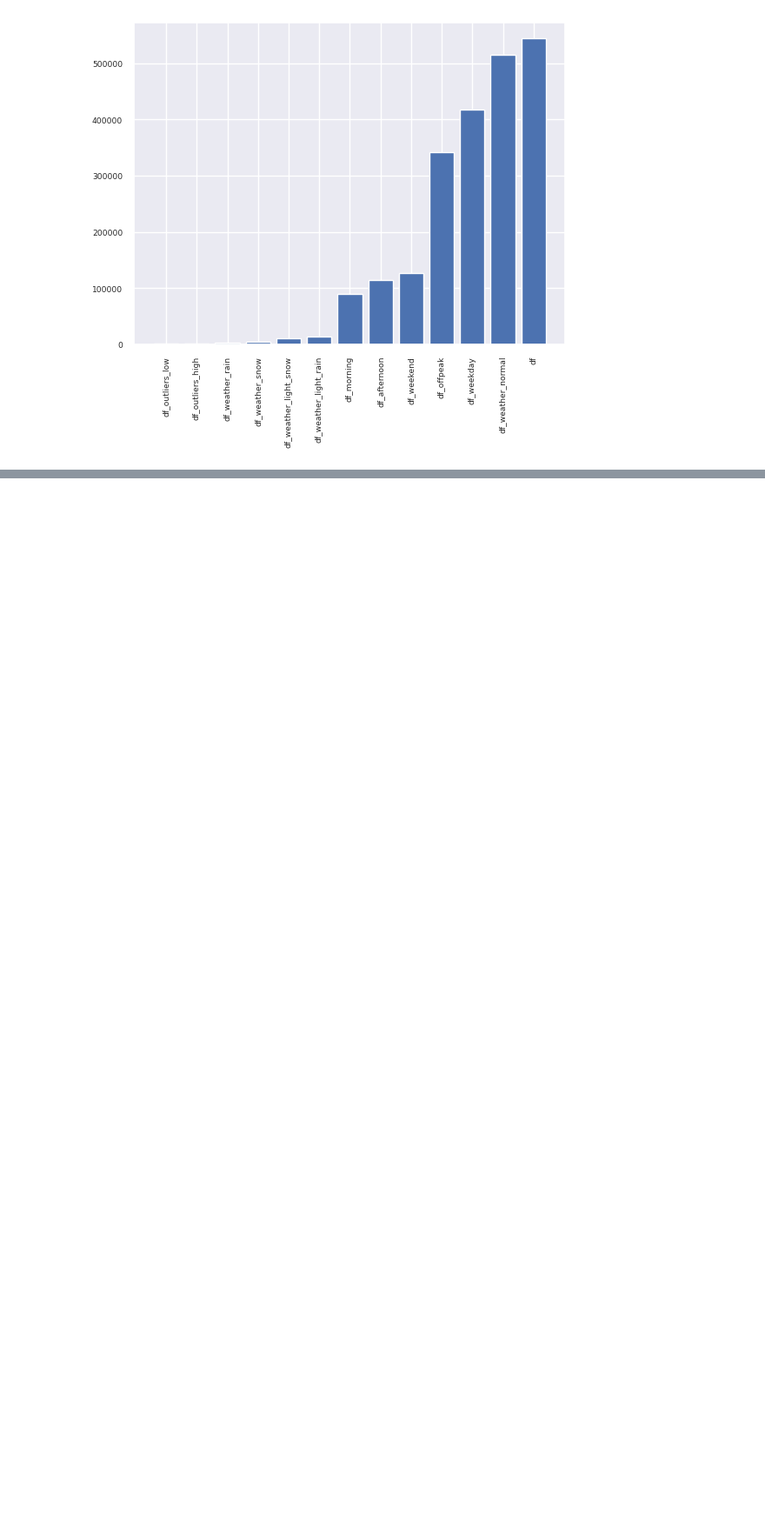
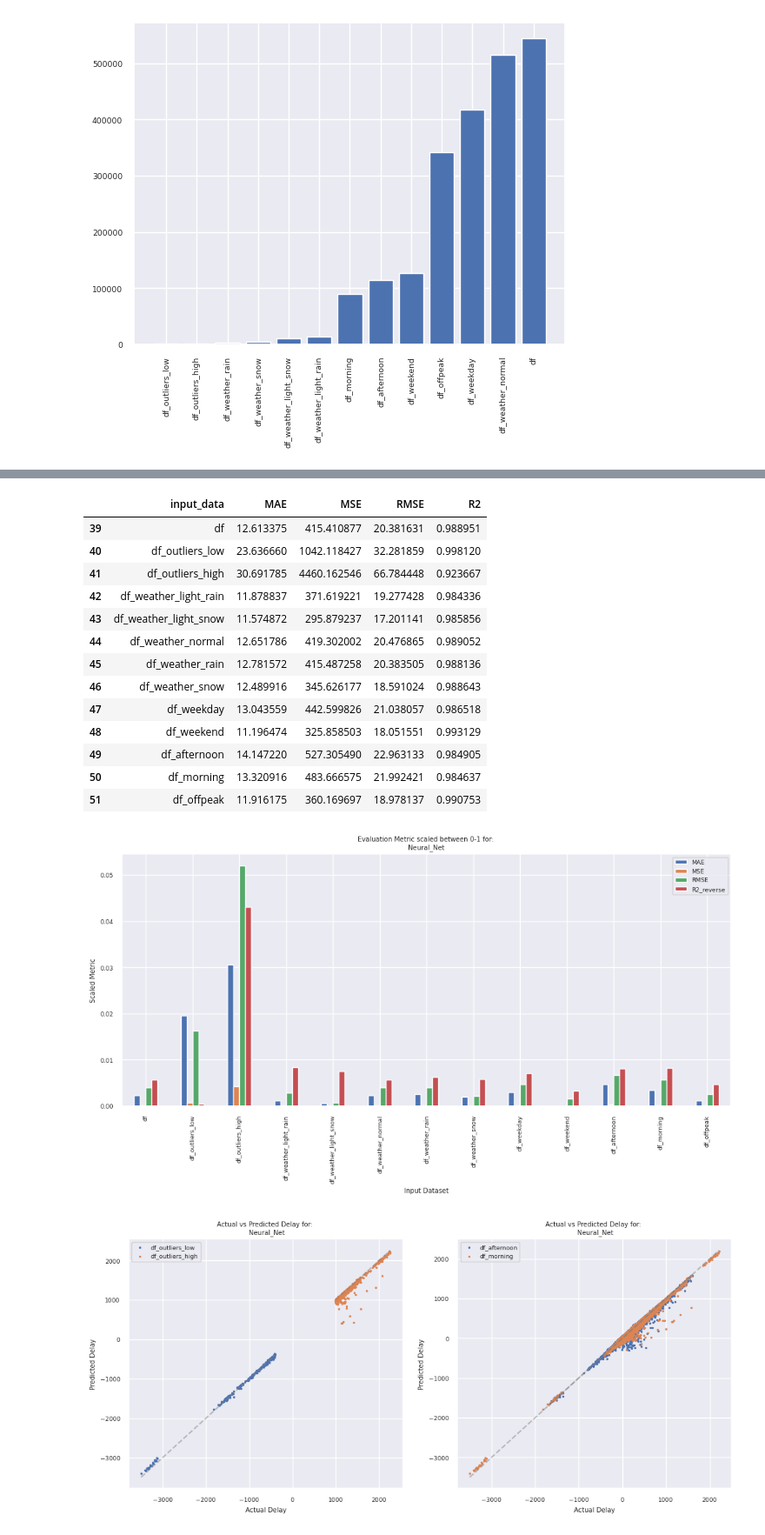
Before and after one commit to marinawmrs/AH2179-project-group-2, a Jupyter notebook: 3_model_eval.ipynb, the cells around one changed output, grey strips where cells are left out. Shown at 87% size. Drawn from its saved outputs; the diff is of its cells as text; code cells hidden in the pictures; blank space fills up the shorter version.

```diff
--- a/3_model_eval.ipynb
+++ b/3_model_eval.ipynb
@@ -258,0 +347,21 @@ Neural_Net
+# %%
+# Neural Net Evaluation
+display_model_metric_summary('Neural_Net', 3)
+plot_scaled_metrics_per_stop('Neural_Net')
+# %% [output]
+|  | input_data | MAE | MSE | RMSE | R2 |
+| 39 | df | 12.613375 | 415.410877 | 20.381631 | 0.988951 |
+| 40 | df_outliers_low | 23.636660 | 1042.118427 | 32.281859 | 0.998120 |
+| 41 | df_outliers_high | 30.691785 | 4460.162546 | 66.784448 | 0.923667 |
+| 42 | df_weather_light_rain | 11.878837 | 371.619221 | 19.277428 | 0.984336 |
+| 43 | df_weather_light_snow | 11.574872 | 295.879237 | 17.201141 | 0.985856 |
+| 44 | df_weather_normal | 12.651786 | 419.302002 | 20.476865 | 0.989052 |
+| 45 | df_weather_rain | 12.781572 | 415.487258 | 20.383505 | 0.988136 |
+| 46 | df_weather_snow | 12.489916 | 345.626177 | 18.591024 | 0.988643 |
+| 47 | df_weekday | 13.043559 | 442.599826 | 21.038057 | 0.986518 |
+| 48 | df_weekend | 11.196474 | 325.858503 | 18.051551 | 0.993129 |
+| 49 | df_afternoon | 14.147220 | 527.305490 | 22.963133 | 0.984905 |
+| 50 | df_morning | 13.320916 | 483.666575 | 21.992421 | 0.984637 |
+| 51 | df_offpeak | 11.916175 | 360.169697 | 18.978137 | 0.990753 |
+[figure, added]
+[figure, added]
```
Also changed, not shown: parts of 14 cells of this notebook.
